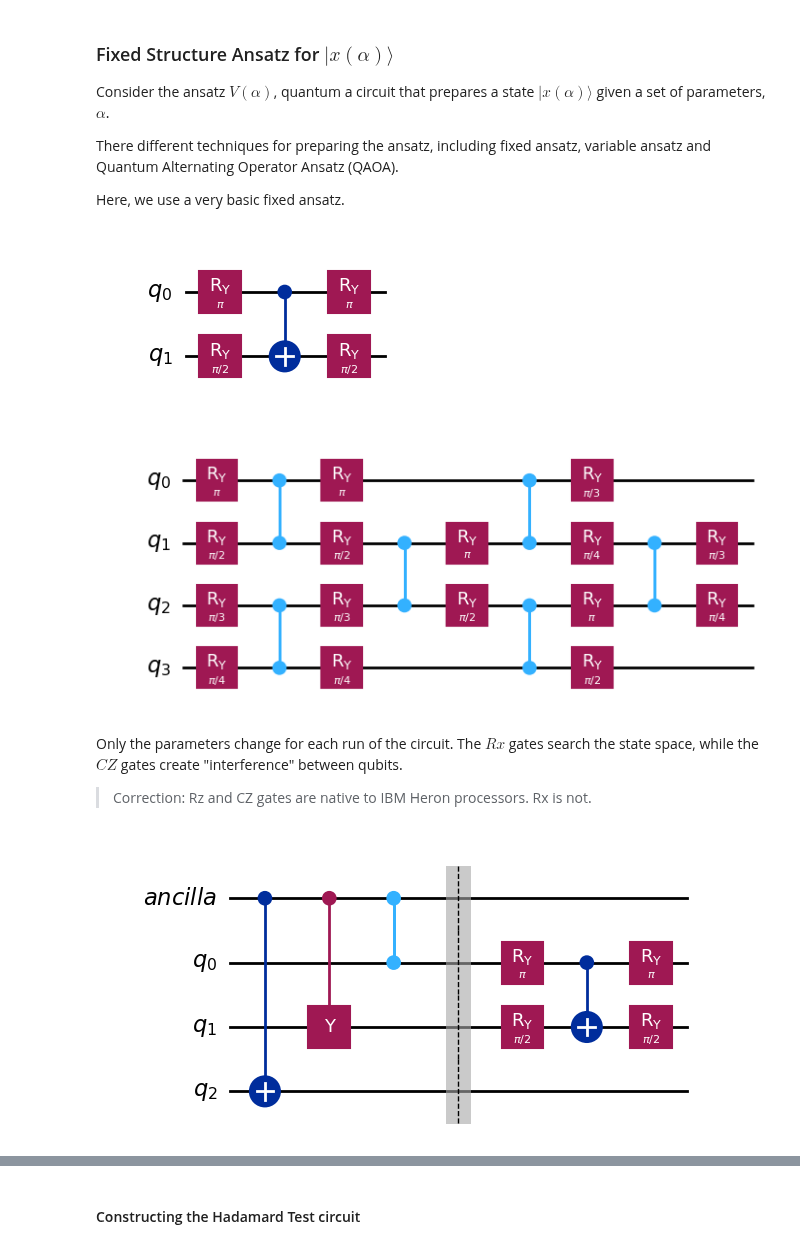
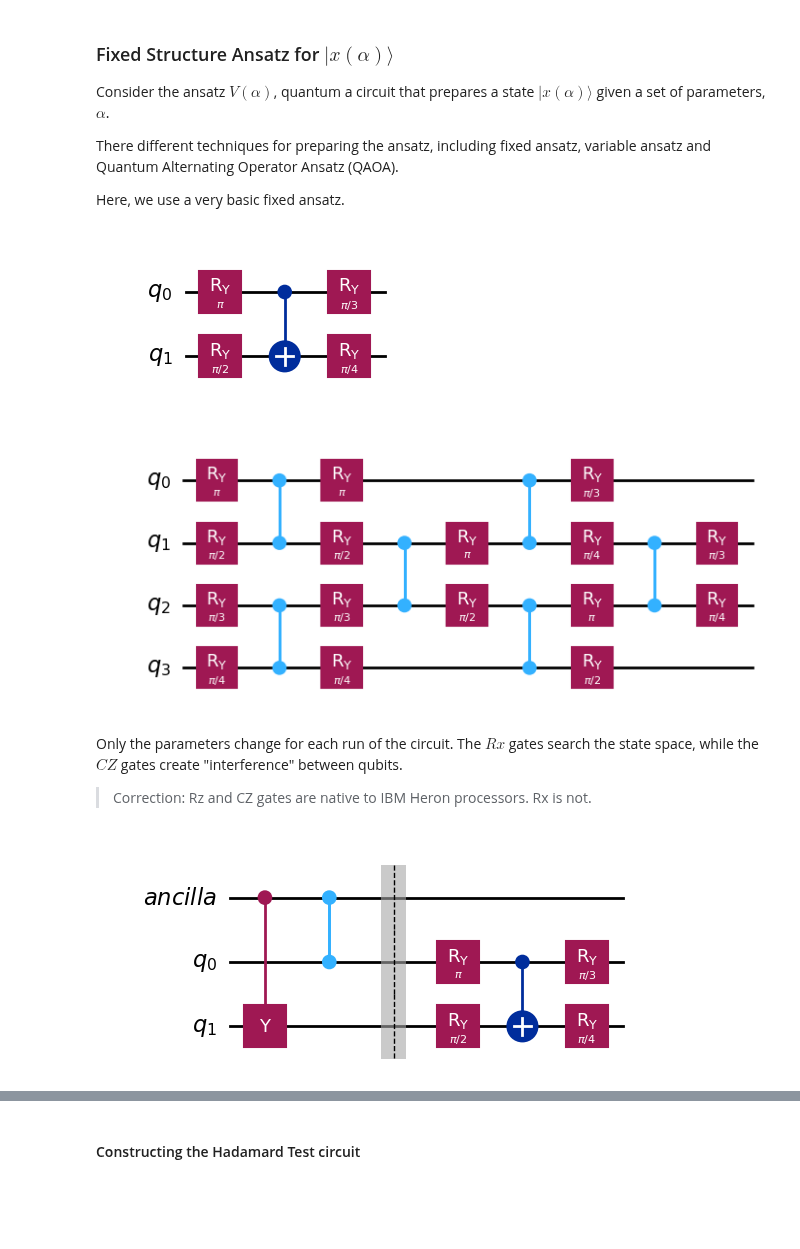
Before and after one commit to Weidsn/Quantum_Computational_Fluid_Dynamics, a Jupyter notebook: Qiskit/vqls_implementation.ipynb, the cells around one changed output, grey strips where cells are left out. Cells and saved outputs as stored; diff of their text form; code cells hidden in the pictures; blank space fills up the shorter version.

```diff
--- a/Qiskit/vqls_implementation.ipynb
+++ b/Qiskit/vqls_implementation.ipynb
@@ -437,7 +441,7 @@ def fixed_ansatz(param, nqubits, rot_gates = "Ry", ent_gates = "CX"):
             else:
                 return ansatz
 
-param1 = [pi/1, pi/2, pi/1, pi/2]
+param1 = [pi/1, pi/2, pi/3, pi/4]
 
 param2 = [  pi/1, pi/2, pi/3, pi/4,
             pi/1, pi/2, pi/3, pi/4,
@@ -449,7 +453,7 @@ param2 = [  pi/1, pi/2, pi/3, pi/4,
 display(fixed_ansatz(param1, nqubits=2).draw("mpl"))
 display(fixed_ansatz(param2, nqubits=4, ent_gates="cz").draw("mpl"))
 # %% [output]
-[figure, old version]
+[figure, new version]
 [figure]
 # %%
     # Deprecated fixed_ansatz() that takes a list of list as parameters (as opposed to a flat list).
@@ -501,17 +505,17 @@ Only the parameters change for each run of the circuit. The $Rx$ gates search th
 # %%
 # Testing circuit composition
 
 ancilla = QuantumRegister(1, name="ancilla")
-data = QuantumRegister(3, name="q")
+data = QuantumRegister(2, name="q")
 test_circ = QuantumCircuit(ancilla, data)
 
-test_circ.compose(CA("XYZ"), inplace=True)
+test_circ.compose(CA("YZ"), inplace=True)
 test_circ.barrier()
 test_circ.compose(fixed_ansatz(param=param1, nqubits=2), qubits=data[0:2], inplace=True)
 
 display(test_circ.draw("mpl"))
 # %% [output]
-[figure, old version]
+[figure, new version]
 # %% [markdown]
 ### Hadamard Test for $C_L$
 
```
Also changed, not shown: parts of 2 cells of this notebook.
